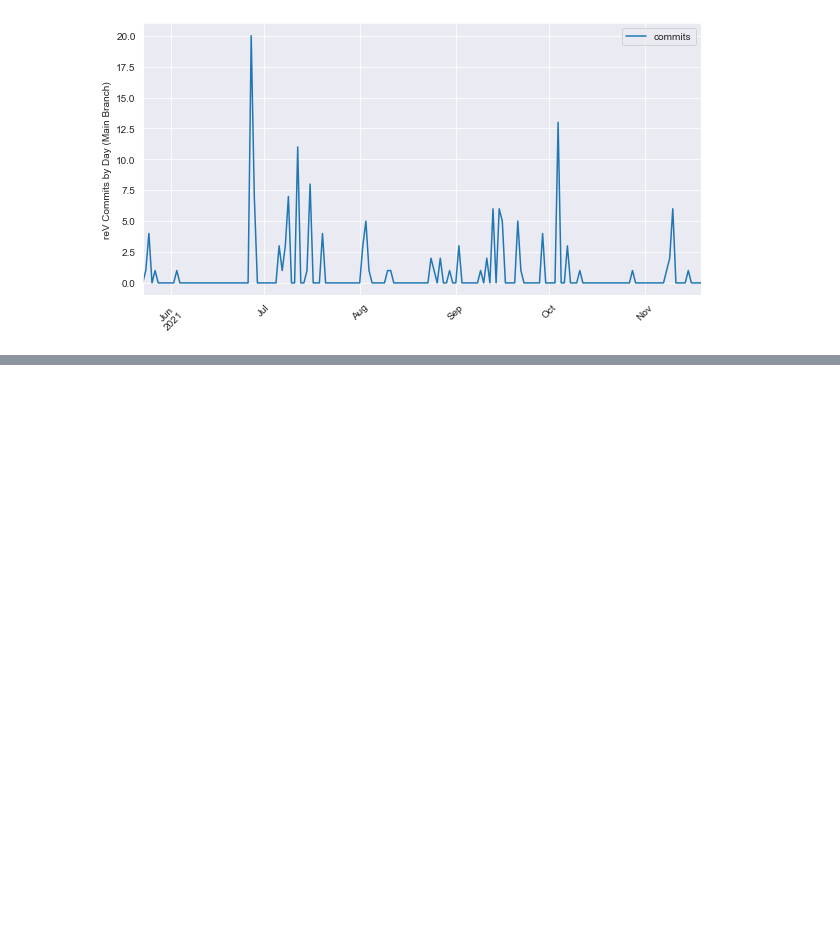
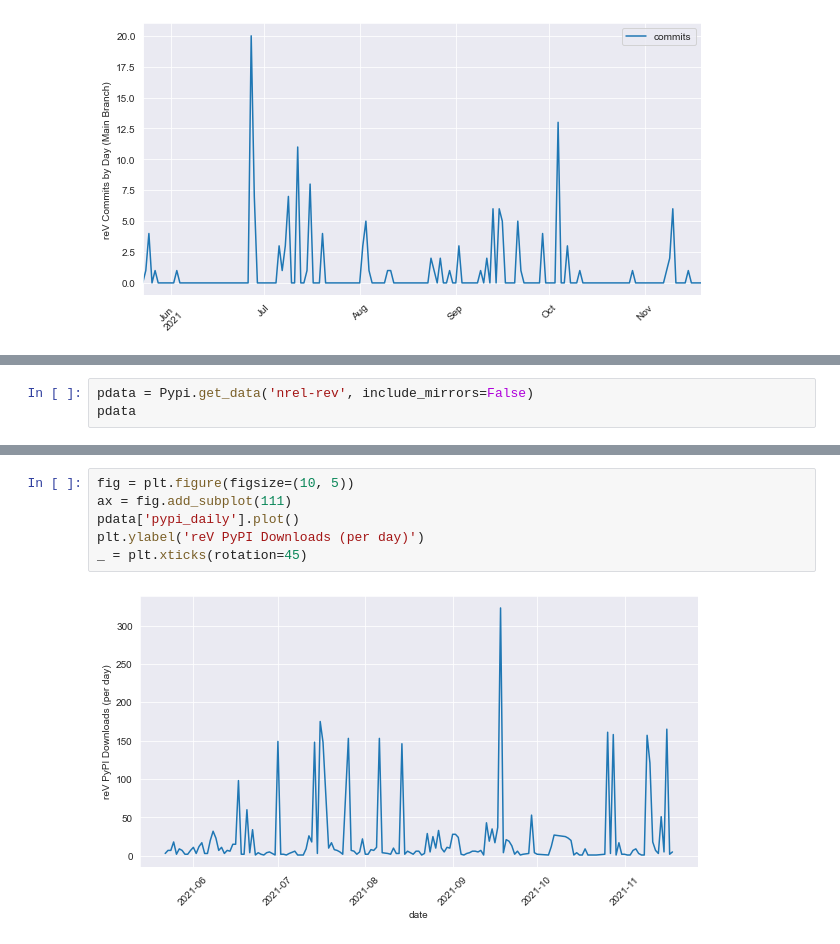
Before and after one commit to NREL/osos, a Jupyter notebook: examples/running_osos.ipynb, the cells around one changed output, grey strips where cells are left out. Drawn from its saved outputs; the diff is of its cells as text; blank space fills up the shorter version.

Commit message:
added pypi stats to example notebook and clarifyied the 180 day pypi stats window

```diff
--- a/examples/running_osos.ipynb
+++ b/examples/running_osos.ipynb
@@ -144,0 +167,3 @@ _ = plt.xticks(rotation=45)
+# %%
+pdata = Pypi.get_data('nrel-rev', include_mirrors=False)
+pdata
@@ -144,0 +185,8 @@ _ = plt.xticks(rotation=45)
+# %%
+fig = plt.figure(figsize=(10, 5))
+ax = fig.add_subplot(111)
+pdata['pypi_daily'].plot()
+plt.ylabel('reV PyPI Downloads (per day)')
+_ = plt.xticks(rotation=45)
+# %% [output]
+[figure, added]
```
Also changed, not shown: parts of 5 cells of this notebook, 2 other files.
